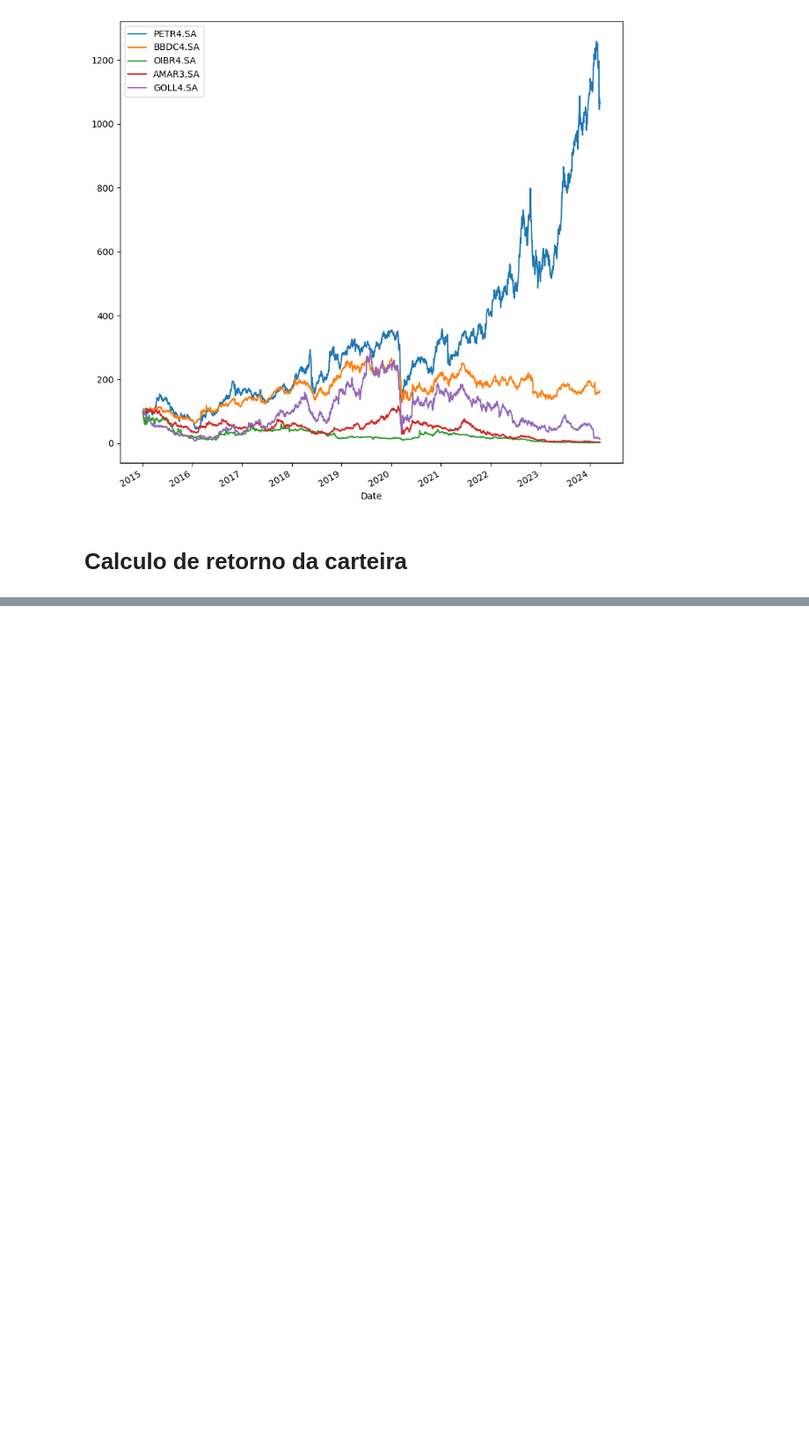
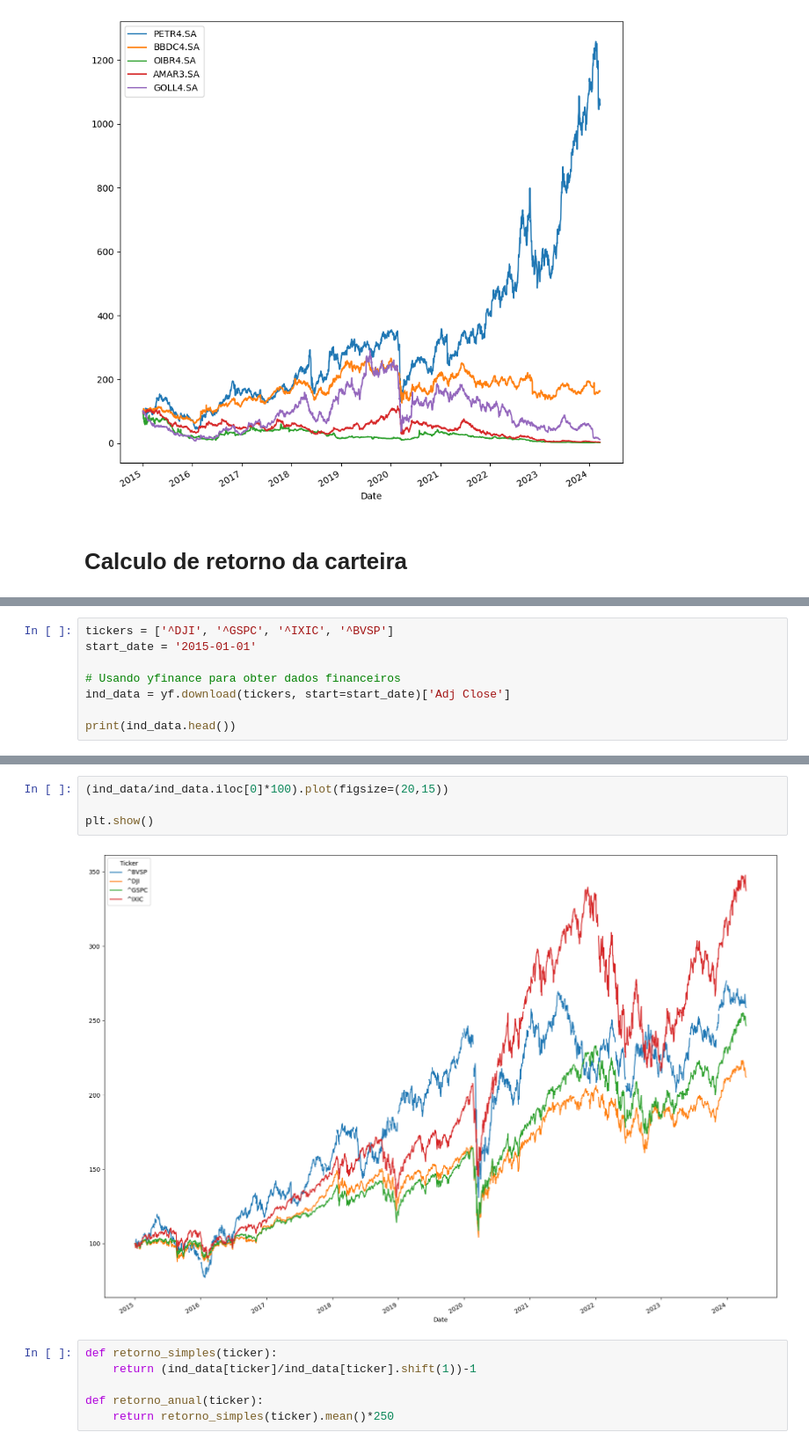
Before and after one commit to TcheloBorgas/Artigo--IC-QuantumComputing, a Jupyter notebook: Models/Comparacao taxas de retorno.ipynb, the cells around one changed output, grey strips where cells are left out. Shown: that part at 88% size. Cells and saved outputs as stored; diff of their text form; blank space fills up the shorter version.

```diff
--- a/Models/Comparacao taxas de retorno.ipynb
+++ b/Models/Comparacao taxas de retorno.ipynb
@@ -173,0 +196,8 @@ print(portifolio)
+# %%
+tickers = ['^DJI', '^GSPC', '^IXIC', '^BVSP']
+start_date = '2015-01-01'
+
+# Usando yfinance para obter dados financeiros
+ind_data = yf.download(tickers, start=start_date)['Adj Close']
+
+print(ind_data.head())
@@ -173,0 +223,12 @@ print(portifolio)
+# %%
+(ind_data/ind_data.iloc[0]*100).plot(figsize=(20,15))
+
+plt.show()
+# %% [output]
+[figure, added]
+# %%
+def retorno_simples(ticker):
+    return (ind_data[ticker]/ind_data[ticker].shift(1))-1
+
+def retorno_anual(ticker):
+    return retorno_simples(ticker).mean()*250
```
Also changed, not shown: parts of 37 cells of this notebook, 11 other files.
